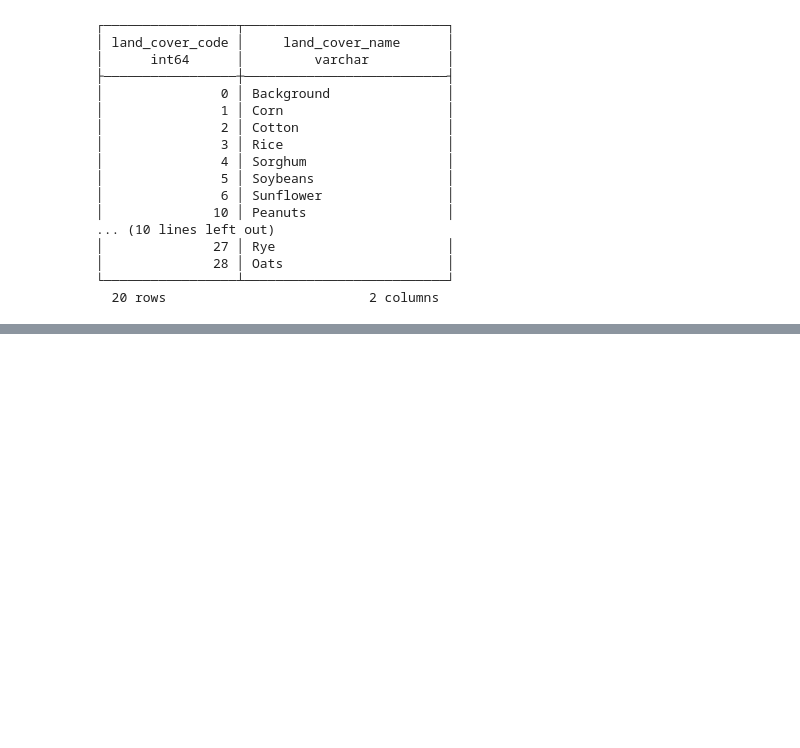
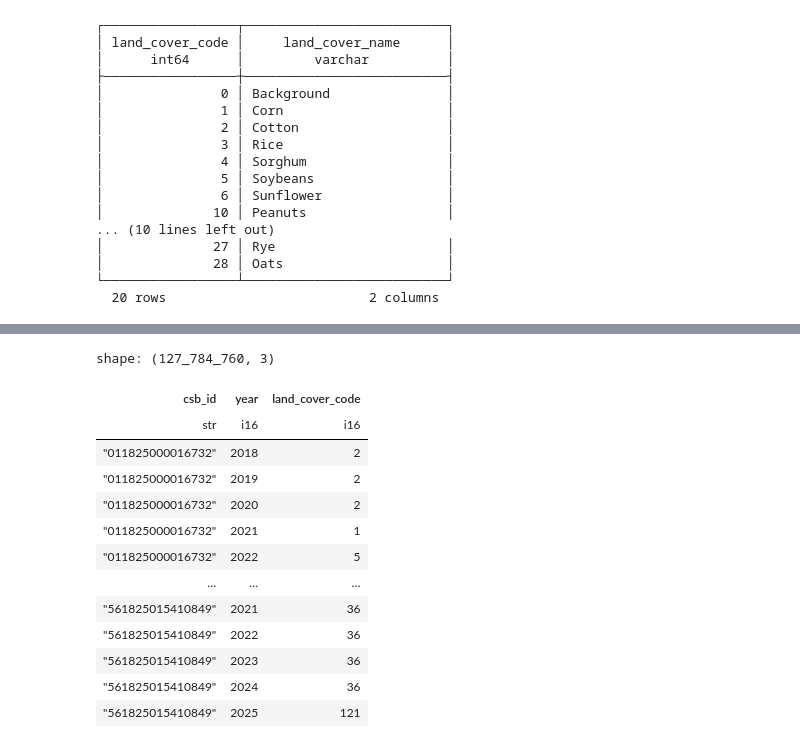
Before and after one commit to jameshorine/useful-views-data, a Jupyter notebook: crop-sequence-boundaries/sandbox/example-querries.ipynb, the cells around one changed output, grey strips where cells are left out. Drawn from its saved outputs; the diff is of its cells as text; code cells hidden in the pictures; blank space fills up the shorter version.

```diff
--- a/crop-sequence-boundaries/sandbox/example-querries.ipynb
+++ b/crop-sequence-boundaries/sandbox/example-querries.ipynb
@@ -135,0 +345,17 @@ csb_codes.sql(
+# %%
+pl.read_parquet("../useful-views/csb_2025/csb_field_year.parquet")
+# %% [output]
+shape: (127_784_760, 3)
+| csb_id | year | land_cover_code |
+| str | i16 | i16 |
+| "011825000016732" | 2018 | 2 |
+| "011825000016732" | 2019 | 2 |
+| "011825000016732" | 2020 | 2 |
+| "011825000016732" | 2021 | 1 |
+| "011825000016732" | 2022 | 5 |
+| … | … | … |
+| "561825015410849" | 2021 | 36 |
+| "561825015410849" | 2022 | 36 |
+| "561825015410849" | 2023 | 36 |
+| "561825015410849" | 2024 | 36 |
+| "561825015410849" | 2025 | 121 |
```
Also changed, not shown: parts of 12 cells of this notebook, 7 other files.
